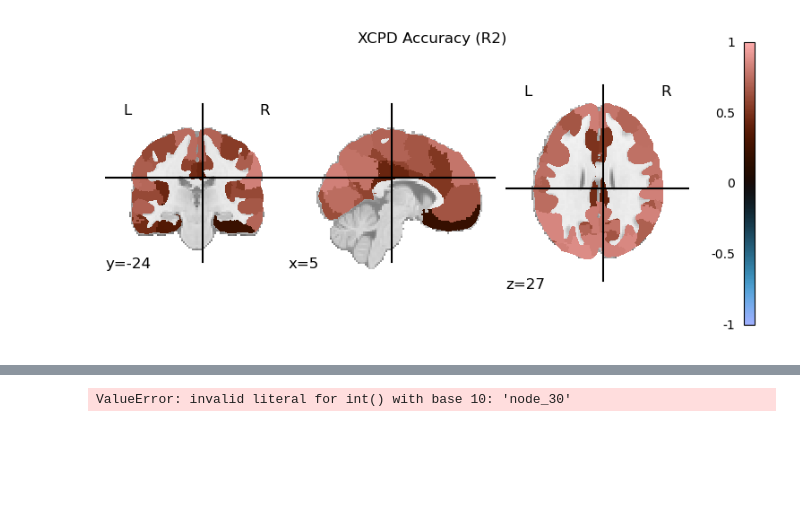
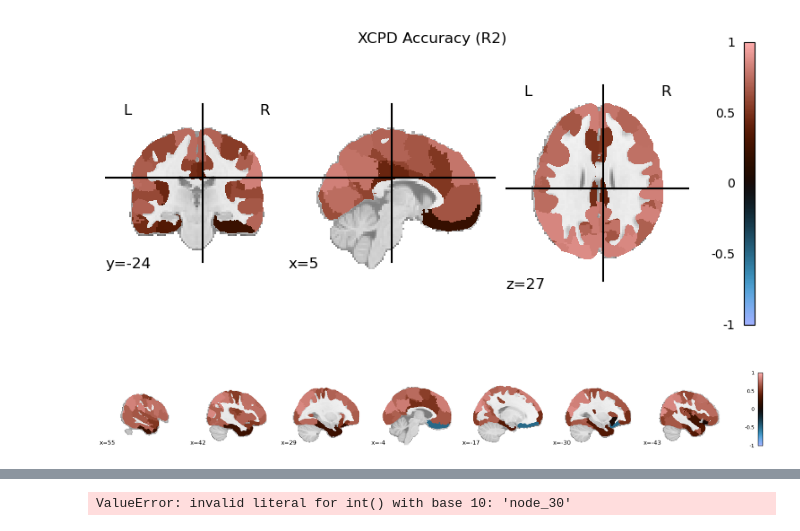
Before and after one commit to mckenziephagen/connectome-comparison, a Jupyter notebook: scripts/notebooks/exploratory/2025-10-29_plot_nodes_orig.ipynb, the cells around one changed output, grey strips where cells are left out. Saved outputs shown, nothing was run; the diff lists cells and outputs as text; code cells hidden in the pictures; blank space fills up the shorter version.

```diff
--- a/scripts/notebooks/exploratory/2025-10-29_plot_nodes_orig.ipynb
+++ b/scripts/notebooks/exploratory/2025-10-29_plot_nodes_orig.ipynb
@@ -83,2 +79,10 @@ plotting.show()
 # %% [output]
 [figure]
+# %%
+ex = plotting.plot_stat_map(mask_img,
+                       vmax=1, vmin=-1,
+                       cmap='berlin',
+                        display_mode='x')
+plt.savefig('y.png')
+# %% [output]
+[figure, added]
```
Also changed, not shown: parts of 12 cells of this notebook, 25 other files.
